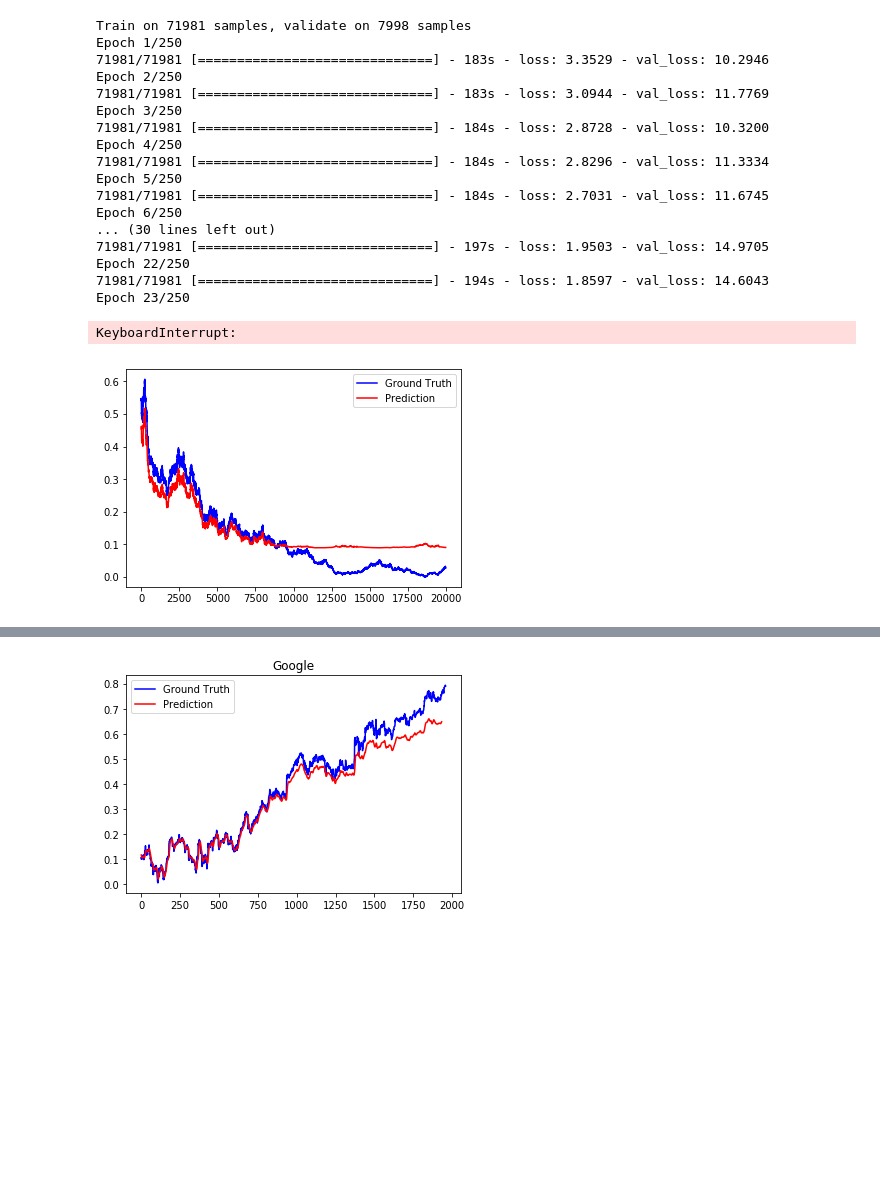
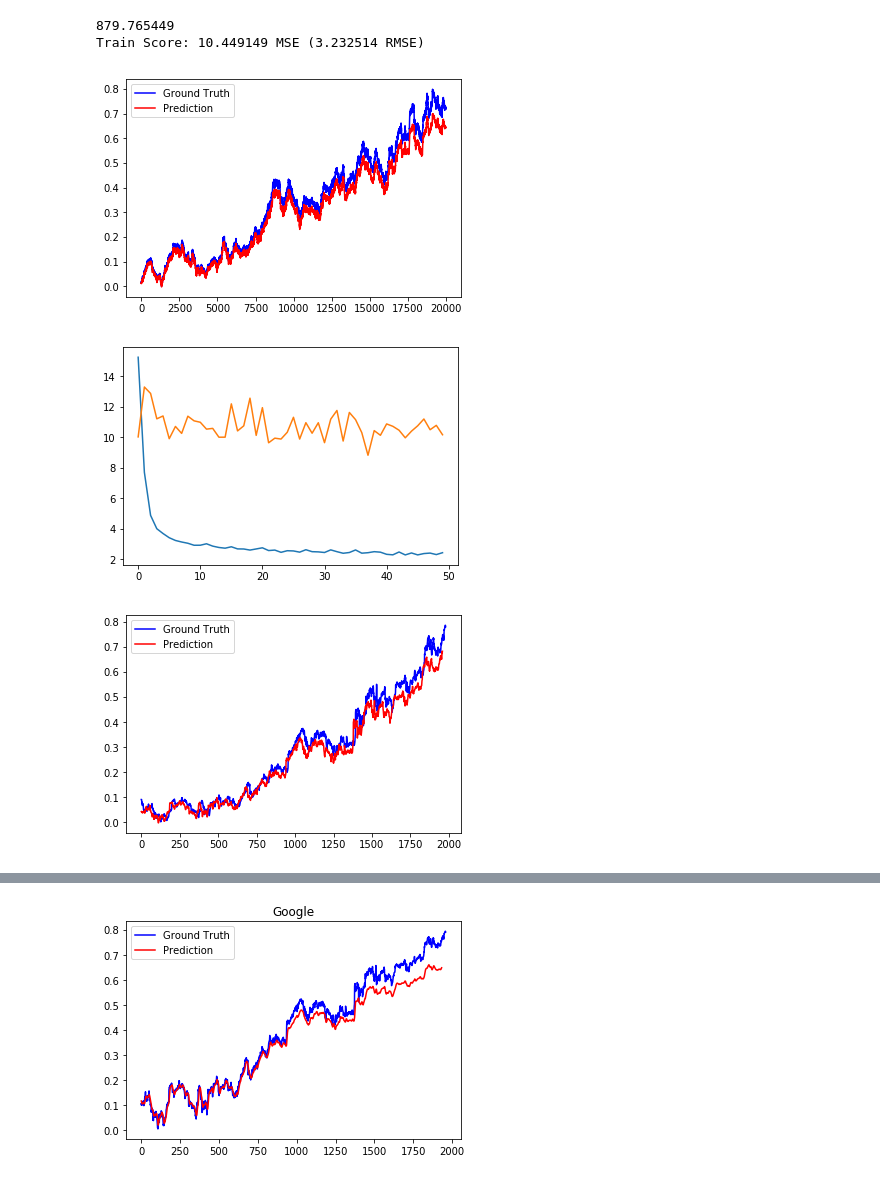
Before and after one commit to bmetherall/Machine_Learning_Stocks, a Jupyter notebook: RNN.ipynb, the cells around one changed output, grey strips where cells are left out. Drawn from its saved outputs; the diff is of its cells as text; code cells hidden in the pictures; blank space fills up the shorter version.

Commit message:
Updated model

```diff
--- a/RNN.ipynb
+++ b/RNN.ipynb
@@ -119,7 +131,8 @@ gnorm, _, _ = normalize(googdata)
 # %%
-window = 20
-X_train, y_train, X_test, y_test = preprocess_data(data, window, percent_train = 0.8, diff = 0)
-google_train, google_test, _, _ = preprocess_data(gnorm, window, percent_train = 1)
+window = 15
+X_train, y_train, X_test, y_test = preprocess_data(data, window, percent_train = 1, forecast = 5)
+google_train, ygoogletrain, _, _ = preprocess_data(google, window, percent_train = 1, forecast = 5)
+apple_train, _, _, _ = preprocess_data(apple, window, percent_train = 1, forecast = 5)
 
 print "X_train:", X_train.shape
 print "y_train:", y_train.shape
@@ -141,12 +162,12 @@ Compilation Time: 0.035468
 # %%
 start = time.clock()
-model.fit(
+hist = model.fit(
     X_train,
     y_train,
-    batch_size=1024,#len(X_train) / 8,
-    epochs=250,
-    validation_split=0.1,
-    verbose=1)
+    batch_size=64,
+    epochs=50,
+    validation_split=0.2,
+    verbose=0)
 print time.clock() - start
 
 model.save('RNN_Model.h5')
@@ -154,37 +175,33 @@ model.save('RNN_Model.h5')
 trainScore = model.evaluate(X_train, y_train, verbose=0)
 print('Train Score: %.6f MSE (%.6f RMSE)' % (trainScore, math.sqrt(trainScore)))
 
-testScore = model.evaluate(X_test, y_test, verbose=0)
-print('Test Score: %.6f MSE (%.6f RMSE)' % (testScore, math.sqrt(testScore)))
+#testScore = model.evaluate(X_test, y_test, verbose=0)
+#print('Test Score: %.6f MSE (%.6f RMSE)' % (testScore, math.sqrt(testScore)))
 
-testScore = model.evaluate(google_train, google_test, verbose=0)
-print('Google Score: %.6f MSE (%.6f RMSE)' % (testScore, math.sqrt(testScore)))
+#testScore = model.evaluate(google_train, google_test, verbose=0)
+#print('Google Score: %.6f MSE (%.6f RMSE)' % (testScore, math.sqrt(testScore)))
 # %% [output]
-Train on 71981 samples, validate on 7998 samples
-Epoch 1/250
-71981/71981 [==============================] - 183s - loss: 3.3529 - val_loss: 10.2946
-Epoch 2/250
-71981/71981 [==============================] - 183s - loss: 3.0944 - val_loss: 11.7769
-Epoch 3/250
-71981/71981 [==============================] - 184s - loss: 2.8728 - val_loss: 10.3200
-Epoch 4/250
-71981/71981 [==============================] - 184s - loss: 2.8296 - val_loss: 11.3334
-Epoch 5/250
-71981/71981 [==============================] - 184s - loss: 2.7031 - val_loss: 11.6745
-Epoch 6/250
-... (30 lines left out)
-71981/71981 [==============================] - 197s - loss: 1.9503 - val_loss: 14.9705
-Epoch 22/250
-71981/71981 [==============================] - 194s - loss: 1.8597 - val_loss: 14.6043
-Epoch 23/250
+879.765449
+Train Score: 10.449149 MSE (3.232514 RMSE)
-KeyboardInterrupt:
 # %%
-alpha = model.predict(X_test)[:,0]
-plt.plot(y_test[:,0], 'b', label='Ground Truth')
+alpha = model.predict(X_train)[:,0]
+plt.plot(y_train[:,0], 'b', label='Ground Truth')
 plt.plot(alpha, 'r', label='Prediction')
 #plt.plot(alpha[:,-1], 'g', label='Forecast')
 #plt.plot(alpha - y_test[:,0,np.newaxis], label='Difference')
 plt.legend(loc='best')
 plt.show()
+
+plt.plot(hist.history['loss'])
+plt.plot(hist.history['val_loss'])
+plt.show()
+
+alpha = model.predict(google_train)[:,-1]
+plt.plot(google[:,0], 'b', label='Ground Truth')
+plt.plot(alpha, 'r', label='Prediction')
+plt.legend(loc='best')
+plt.show()
 # %% [output]
-[figure, old version]
+[figure, new version]
+[figure, added]
+[figure, added]
```
Also changed, not shown: parts of 17 cells of this notebook, 2 other files.
